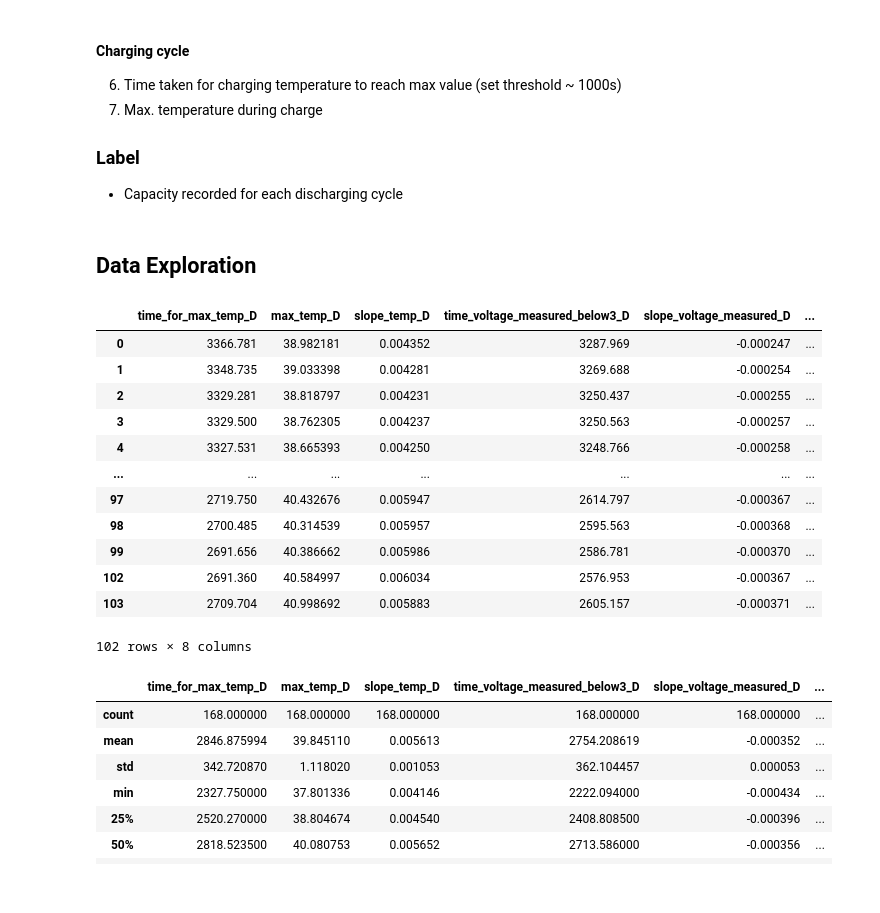
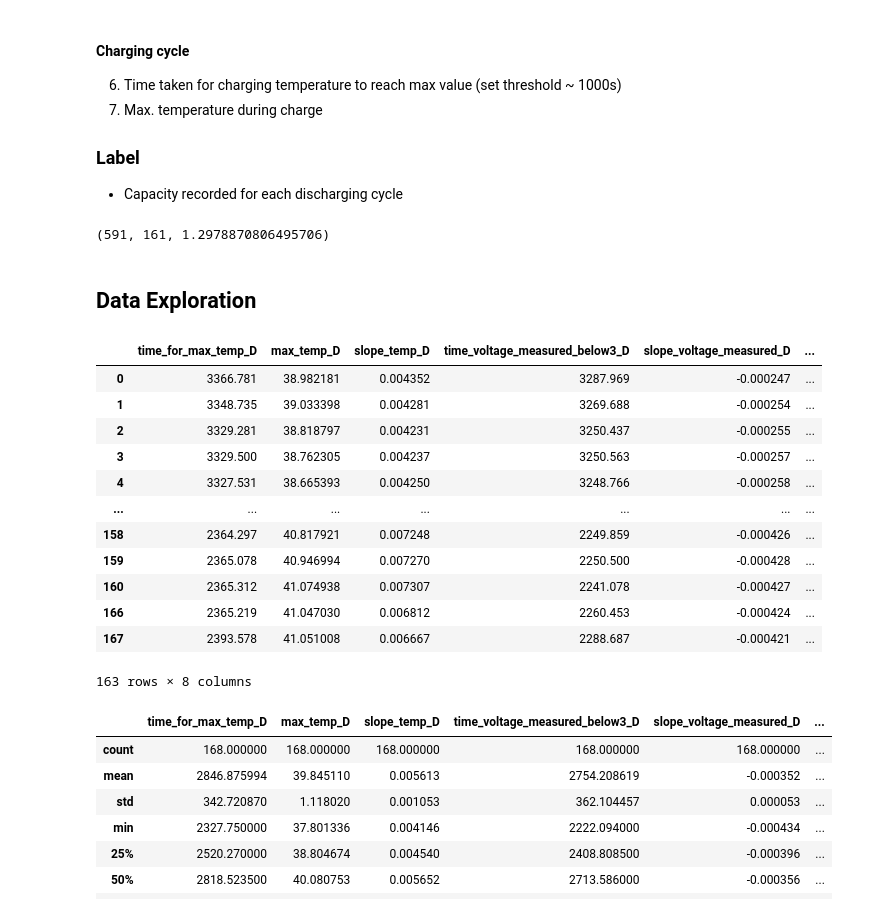
Before and after one commit to natskiu/Nasa-Battery, a Jupyter notebook: Data_Visualisation.ipynb, the cells around one changed output. Saved outputs shown, nothing was run; the diff lists cells and outputs as text; code cells hidden in the pictures.

```diff
--- a/Data_Visualisation.ipynb
+++ b/Data_Visualisation.ipynb
@@ -262,3 +292,7 @@ def extract_label(dataset=new_cycles, indices=discharge_indices):
+# %%
+remaining_cycles()
+# %% [output]
+(591, 161, 1.2978870806495706)
 # %% [markdown]
 ## Data Exploration
 # %%
@@ -275,22 +309,22 @@ features_dict = {'time_for_max_temp_D':feature_1_list,'max_temp_D':feature_2_lis
                  'max_temp_C':feature_7_list, 'capacity': label_list}
 # %%
 df = pd.DataFrame(data = features_dict)
-cutoff = df['capacity'].iloc[0]*0.8 # 1.2995411945727102
+cutoff = df['capacity'].iloc[0]*0.7 # 1.2995411945727102
 df[df.capacity > cutoff]
 # %% [output]
 |  | time_for_max_temp_D | max_temp_D | slope_temp_D | time_voltage_measured_below3_D | slope_voltage_measured_D | ... |
 | 0 | 3366.781 | 38.982181 | 0.004352 | 3287.969 | -0.000247 | ... |
 | 1 | 3348.735 | 39.033398 | 0.004281 | 3269.688 | -0.000254 | ... |
 | 2 | 3329.281 | 38.818797 | 0.004231 | 3250.437 | -0.000255 | ... |
 | 3 | 3329.500 | 38.762305 | 0.004237 | 3250.563 | -0.000257 | ... |
 | 4 | 3327.531 | 38.665393 | 0.004250 | 3248.766 | -0.000258 | ... |
 | ... | ... | ... | ... | ... | ... | ... |
-| 97 | 2719.750 | 40.432676 | 0.005947 | 2614.797 | -0.000367 | ... |
-| 98 | 2700.485 | 40.314539 | 0.005957 | 2595.563 | -0.000368 | ... |
-| 99 | 2691.656 | 40.386662 | 0.005986 | 2586.781 | -0.000370 | ... |
-| 102 | 2691.360 | 40.584997 | 0.006034 | 2576.953 | -0.000367 | ... |
-| 103 | 2709.704 | 40.998692 | 0.005883 | 2605.157 | -0.000371 | ... |
+| 158 | 2364.297 | 40.817921 | 0.007248 | 2249.859 | -0.000426 | ... |
+| 159 | 2365.078 | 40.946994 | 0.007270 | 2250.500 | -0.000428 | ... |
+| 160 | 2365.312 | 41.074938 | 0.007307 | 2241.078 | -0.000427 | ... |
+| 166 | 2365.219 | 41.047030 | 0.006812 | 2260.453 | -0.000424 | ... |
+| 167 | 2393.578 | 41.051008 | 0.006667 | 2288.687 | -0.000421 | ... |
-102 rows × 8 columns
+163 rows × 8 columns
 # %%
 df.describe()
 # %% [output]
```
Also changed, not shown: parts of 8 cells of this notebook.
